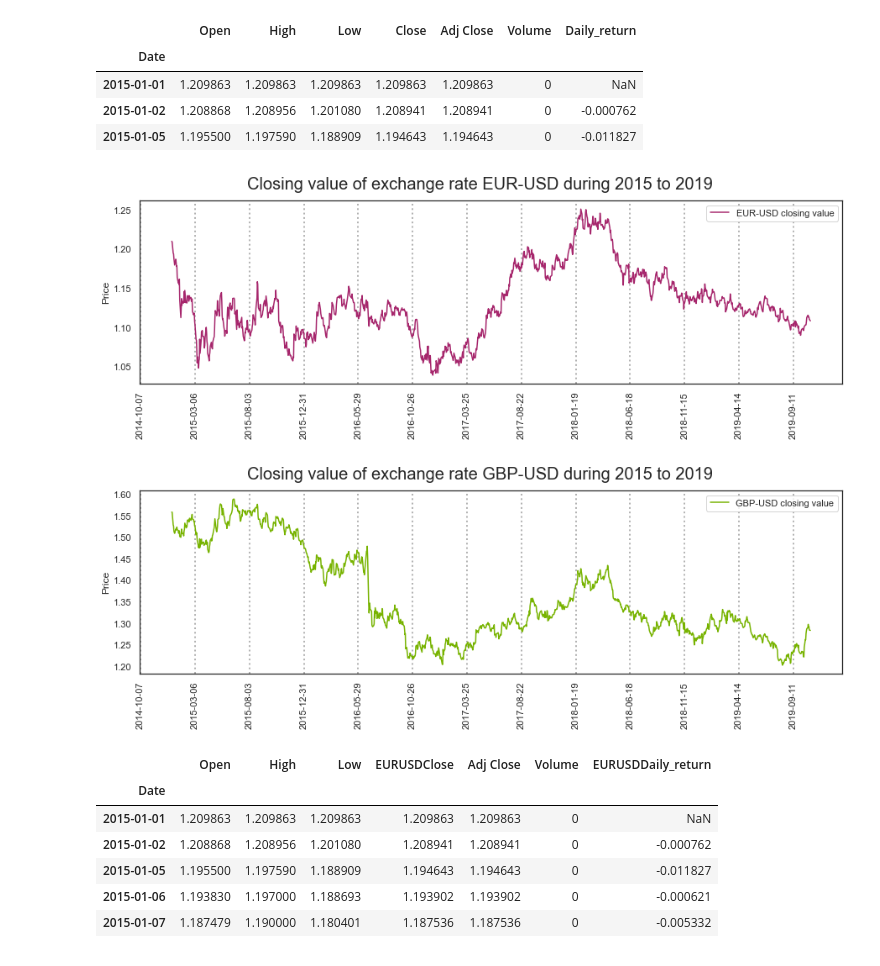
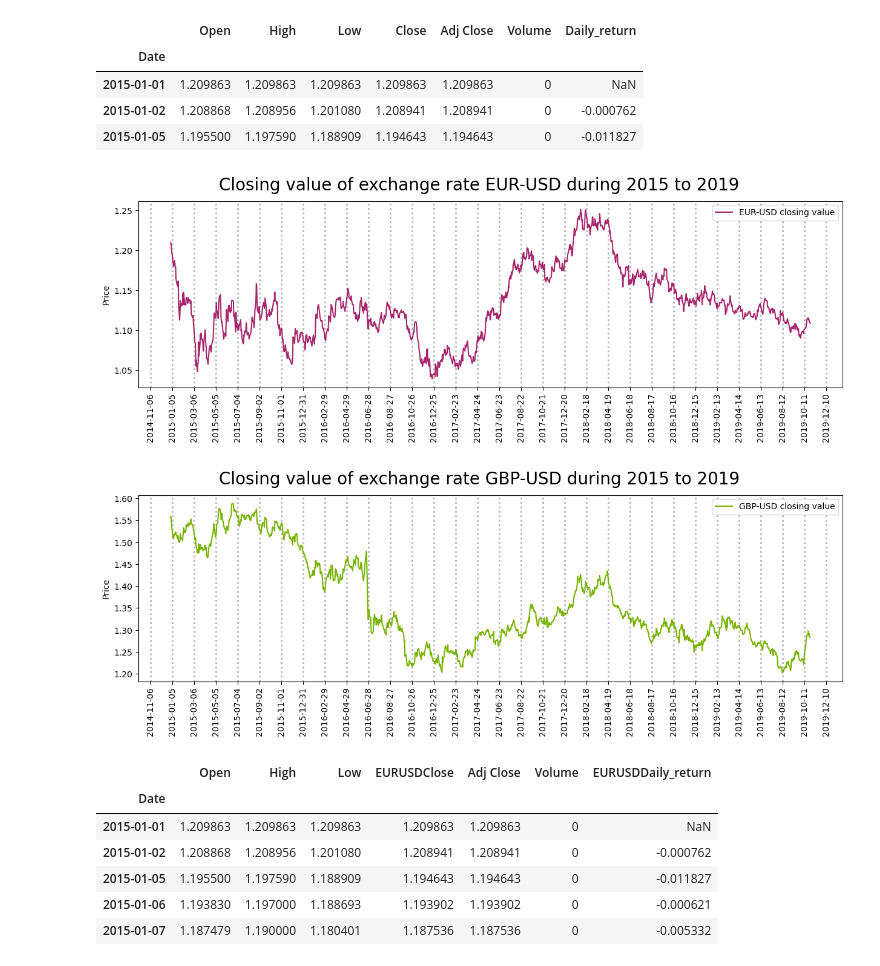
Before and after one commit to dominikapetru/femhack, a Jupyter notebook: fem_hack.ipynb, the cells around one changed output. Cells and saved outputs as stored; diff of their text form; code cells hidden in the pictures.

```diff
--- a/fem_hack.ipynb
+++ b/fem_hack.ipynb
@@ -346,29 +346,29 @@ df_eur_usd.head(3)
 # %%
 fig, ax = plt.subplots(figsize =(15, 4))
 sns.lineplot(x=df_eur_usd.index,y=df_eur_usd['Close'],color='#A6266C',label='EUR-USD closing value')
 plt.grid(axis="x", color="black", alpha=.3, linewidth=2, linestyle=":")
 plt.tick_params(axis='x', rotation=90)
-ax.xaxis.set_major_locator(plt.MaxNLocator(prune='both', nbins=19))
+ax.xaxis.set_major_locator(plt.MaxNLocator(35))
 plt.xlabel("")
 plt.ylabel("Price")
 plt.suptitle("Closing value of exchange rate EUR-USD during 2015 to 2019",fontsize=20)
 plt.savefig('10.png',bbox_inches='tight')
 plt.show()
 # %% [output]
-[figure, old version]
+[figure, new version]
 # %%
 fig, ax = plt.subplots(figsize =(15, 4))
 sns.lineplot(x=df_gbp_usd.index,y=df_gbp_usd['Close'],color='#77b300',label='GBP-USD closing value')
 plt.grid(axis="x", color="black", alpha=.3, linewidth=2, linestyle=":")
 plt.tick_params(axis='x', rotation=90)
-ax.xaxis.set_major_locator(plt.MaxNLocator(prune='both', nbins=19))
+ax.xaxis.set_major_locator(plt.MaxNLocator(35))
 plt.xlabel("")
 plt.ylabel("Price")
 plt.suptitle("Closing value of exchange rate GBP-USD during 2015 to 2019",fontsize=20)
 plt.savefig('11.png',bbox_inches='tight')
 plt.show()
 # %% [output]
-[figure, old version]
+[figure, new version]
 # %%
 df_eur_usd.rename(columns={"Close": "EURUSDClose", "Daily_return": "EURUSDDaily_return"}, inplace=True)
 df_eur_usd.head()
```
Also changed, not shown: parts of 2 cells of this notebook.
